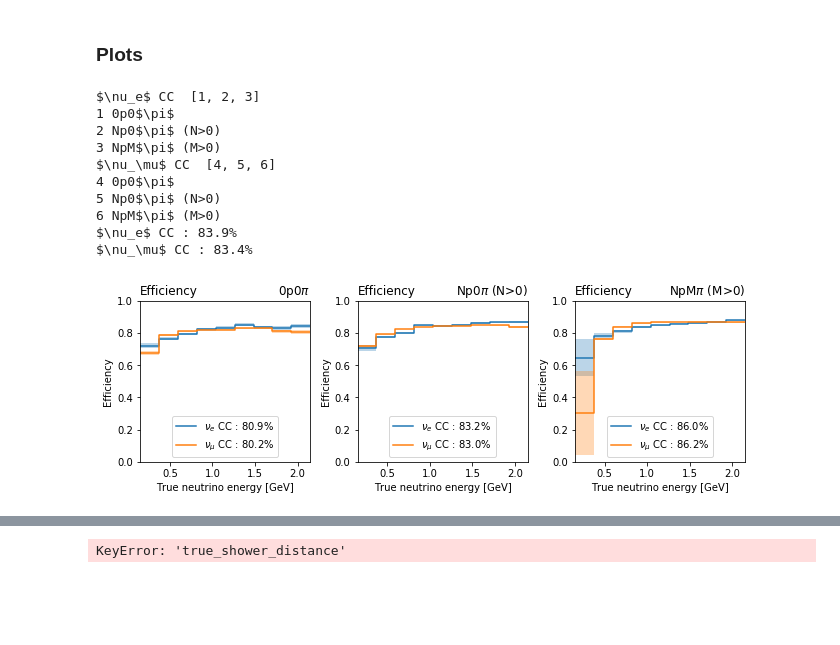
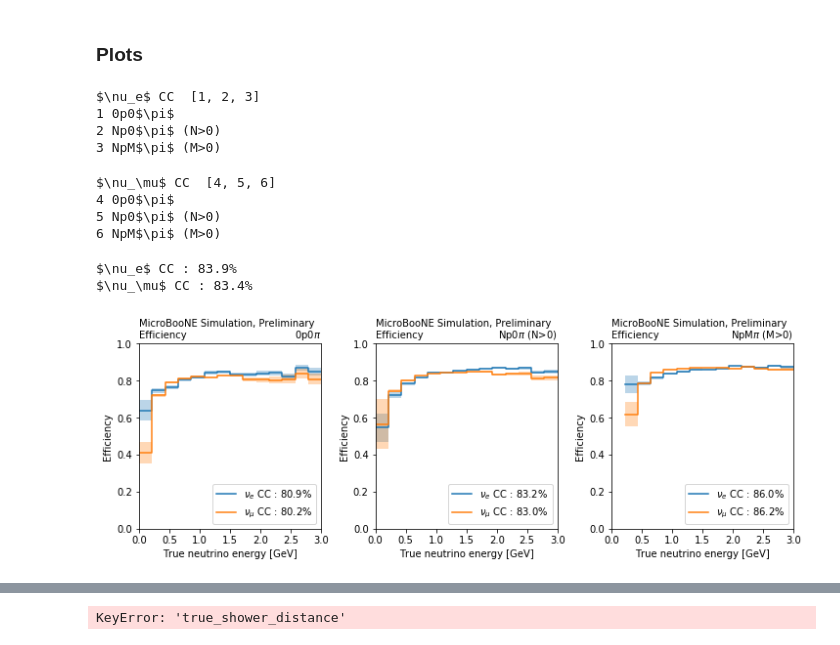
Before and after one commit to Wouter-VDP/nuecc_python, a Jupyter notebook: NueTruePlots.ipynb, the cells around one changed output, grey strips where cells are left out. Cells and saved outputs as stored; diff of their text form; code cells hidden in the pictures; blank space fills up the shorter version.

Commit message:
all plots done

```diff
--- a/NueTruePlots.ipynb
+++ b/NueTruePlots.ipynb
@@ -22,3 +16,5 @@ import gc
+# %%
+plt.rcParams.update({'axes.titlesize': 'medium'})
 # %%
 # should return resolution per bin
 per1 = 50 - 45  # 68.27/2            # 1sigma stat boundaries
@@ -209,11 +177,11 @@ weight = "scale"
 # %%
 # Slice ID efficiecny
 q_s = "n_pfps>0"
-x_min = 0.15
-x_max = 2.15
-n_bins = 10
+x_min = 0
+x_max = 3
+n_bins = 15
 
-fig, axes = plt.subplots(ncols=3, figsize=(9, 3), constrained_layout=True)
+fig, axes = plt.subplots(ncols=3, figsize=(10, 3.5), constrained_layout=True)
 
 for s_lab, cats in cats_all.items():
     print(s_lab, cats)
@@ -229,39 +197,39 @@ for s_lab, cats in cats_all.items():
         )
         ax.fill_between(edges, eff - unc_low, eff + unc_up, alpha=0.3, step="post")
         ax.step(
             edges,
             eff,
             where="post",
             label="{0}: {1:.1%}".format(s_lab, sum(num_w) / sum(den_w)),
         )
         ax.set_title(c_lab, loc="right")
-        ax.set_title("Efficiency", loc="left")
+        ax.set_title(title+"\nEfficiency", loc="left")
         ax.set_xlabel("True neutrino energy [GeV]")
         ax.set_ylabel("Efficiency")
         ax.set_ylim(0, 1)
         ax.set_xlim(x_min, x_max)
-        ax.legend(loc="lower center")
+        ax.legend(loc="lower right")
 
 fig.savefig(output_dir + "sliceID_eff.pdf", bbox_inches="tight")
 
 # Overall performance
 for s_lab, cats in cats_all.items():
     print(
         "{0}: {1:.1%}".format(
             s_lab,
             sum(nu_mc.query("true_category in @cats").query(q_s)[weight])
             / sum(nu_mc.query("true_category in @cats")[weight]),
         )
     )
 # %% [output]
 $\nu_e$ CC  [1, 2, 3]
 1 0p0$\pi$
 2 Np0$\pi$ (N>0)
 3 NpM$\pi$ (M>0)
-$\nu_\mu$ CC  [4, 5, 6]
-4 0p0$\pi$
-5 Np0$\pi$ (N>0)
-6 NpM$\pi$ (M>0)
-$\nu_e$ CC : 83.9%
-$\nu_\mu$ CC : 83.4%
+$\nu_\mu$ CC  [4, 5, 6]
+4 0p0$\pi$
+5 Np0$\pi$ (N>0)
+6 NpM$\pi$ (M>0)
+$\nu_e$ CC : 83.9%
+$\nu_\mu$ CC : 83.4%
-[figure, old version]
+[figure, new version]
```
Also changed, not shown: parts of 33 cells of this notebook, 19 other files.
